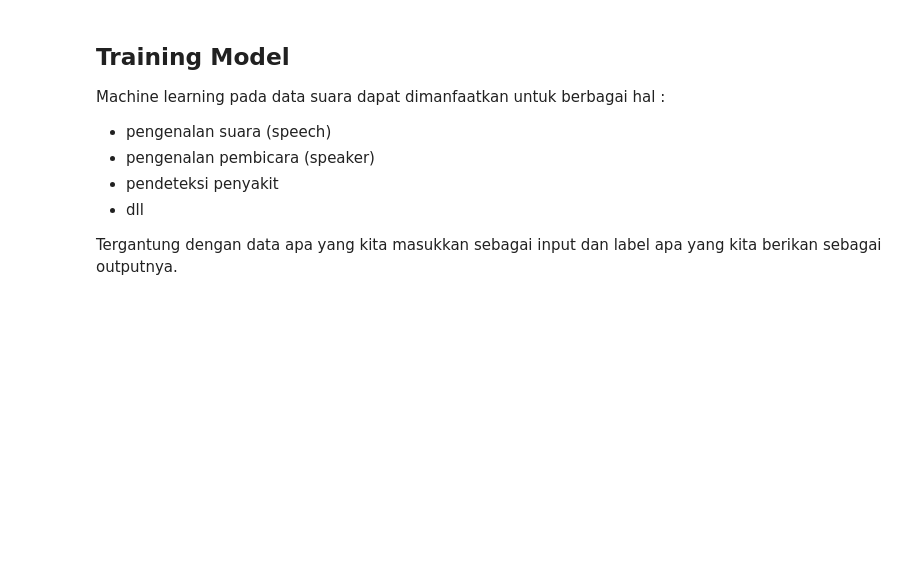
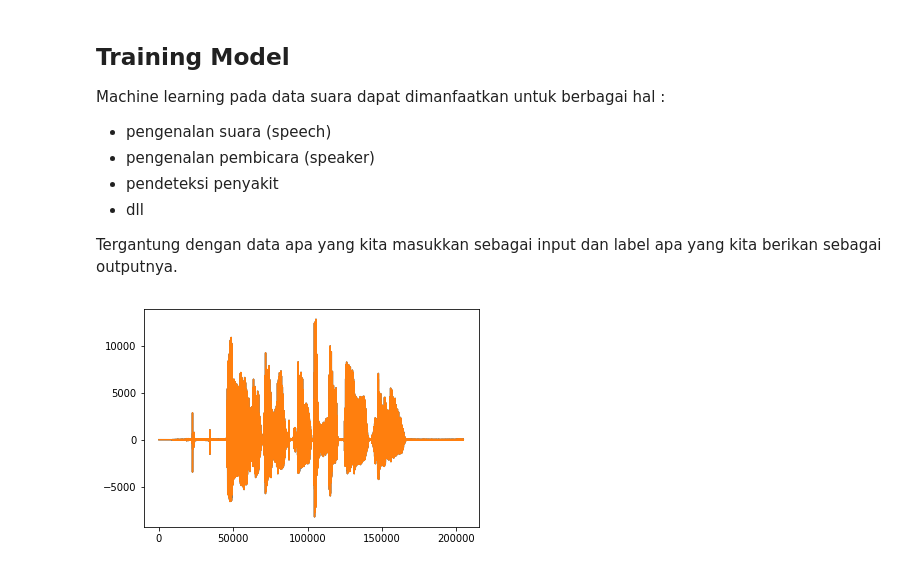
Before and after one commit to Arasy/PraktekNLP, a Jupyter notebook: PraktikumNLP-Audio-2.ipynb, the cells around one changed output. Cells and saved outputs as stored; diff of their text form; code cells hidden in the pictures; blank space fills up the shorter version.

```diff
--- a/PraktikumNLP-Audio-2.ipynb
+++ b/PraktikumNLP-Audio-2.ipynb
@@ -71,0 +136,17 @@ Tergantung dengan data apa yang kita masukkan sebagai input dan label apa yang k
+# %%
+#buka file suara
+#cek windows atau linux
+if(sys.platform == 'linux'):
+    lokasi = 'data/contoh.wav'
+elif(sys.platform == 'windows'):
+    lokasi = 'data\\contoh.wav'
+
+fs, y_wicara = wav.read(lokasi)
+
+plt.plot(y_wicara)
+plt.show()
+
+#frame size
+N = 512
+# %% [output]
+[figure, added]
```
Also changed, not shown: parts of 41 cells of this notebook.
